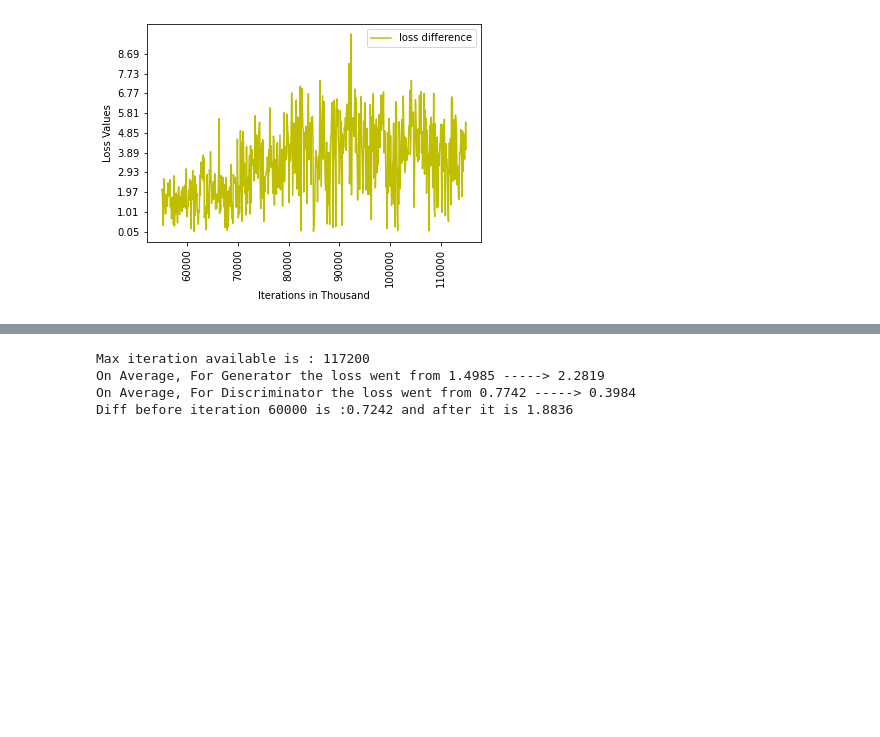
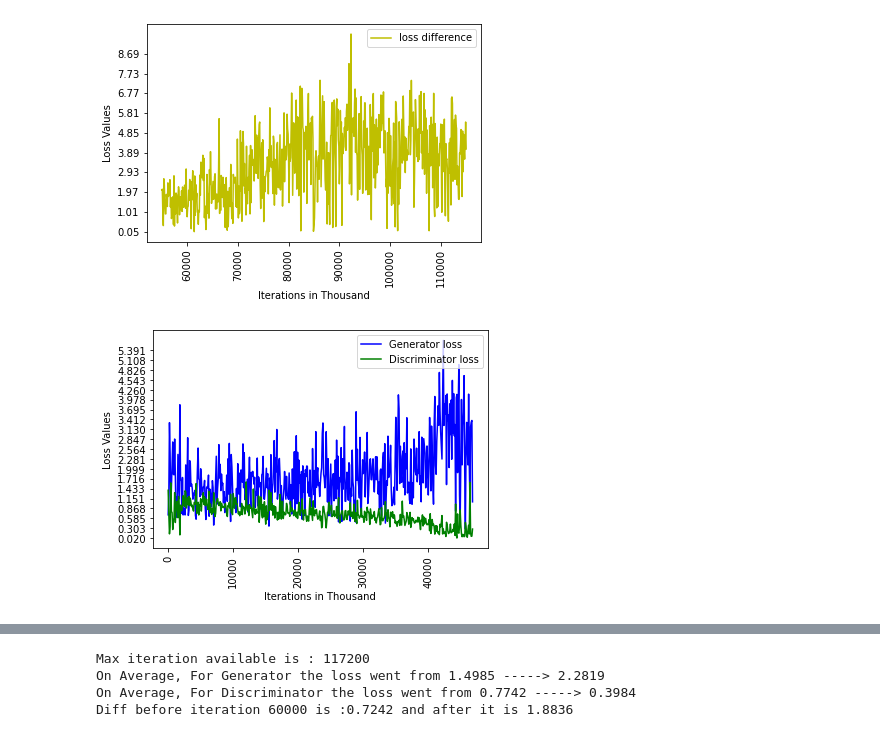
Before and after one commit to joex3999/SemanticStyleGAN, a Jupyter notebook: notebooks/Extract_FIDS.ipynb, the cells around one changed output, grey strips where cells are left out. Saved outputs shown, nothing was run; the diff lists cells and outputs as text; code cells hidden in the pictures; blank space fills up the shorter version.

```diff
--- a/notebooks/Extract_FIDS.ipynb
+++ b/notebooks/Extract_FIDS.ipynb
@@ -85,0 +100,5 @@ extract_fids([load_location],save_location)
+# %%
+load_location = "/usrhomes/g013/SemanticStyleGAN/log_files/SSG_v5.4/SSG84562.linse10_output.out"
+save_location = "/usrhomes/g013/SemanticStyleGAN/fids/fids_v5.4.json"
+
+extract_fids([load_location],save_location)
@@ -189,3 +210,8 @@ load_location = "/usrhomes/g013/SemanticStyleGAN/log_files/v3.4/SSG77641.linse2_
 get_losses(load_location,difference=True)
 # %% [output]
 [figure]
+# %%
+load_location = "/usrhomes/g013/SemanticStyleGAN/log_files/SSG_v5.1/SSG83443.linse2_output.out"
+get_losses(load_location,difference=False)
+# %% [output]
+[figure, added]
```
Also changed, not shown: parts of 4 cells of this notebook, 21 other files.
